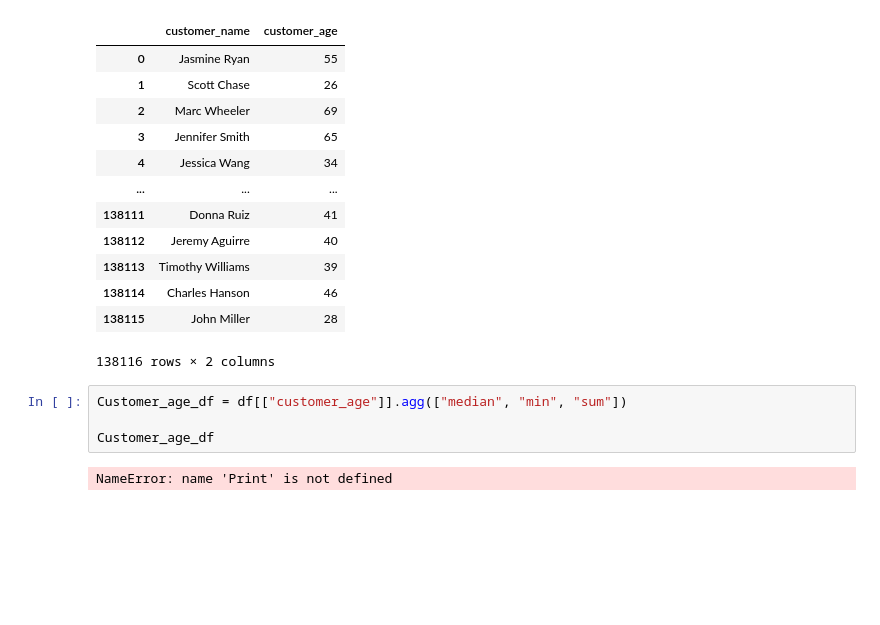
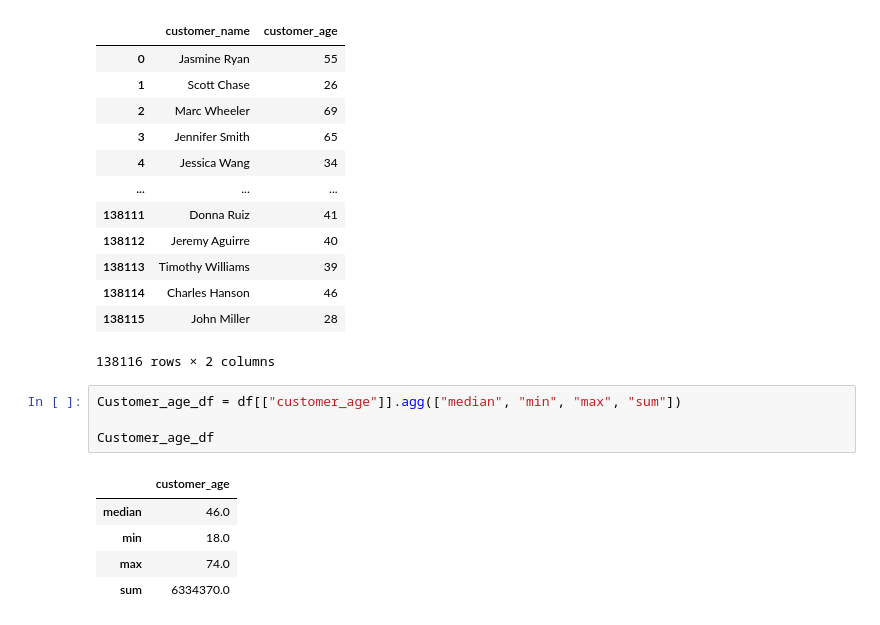
Before and after one commit to Badmosa/e-commerce-sales-and-customer-analysis, a Jupyter notebook: e-commerce-sales-and-customer-analytics.ipynb, the cells around one changed output. Saved outputs shown, nothing was run; the diff lists cells and outputs as text; blank space fills up the shorter version.

```diff
--- a/e-commerce-sales-and-customer-analytics.ipynb
+++ b/e-commerce-sales-and-customer-analytics.ipynb
@@ -131,8 +131,12 @@ df[["customer_name", "customer_age"]]
 | 138115 | John Miller | 28 |
 138116 rows × 2 columns
 # %%
-Customer_age_df = df[["customer_age"]].agg(["median", "min", "sum"])
+Customer_age_df = df[["customer_age"]].agg(["median", "min", "max", "sum"])
 
 Customer_age_df
 # %% [output]
-NameError: name 'Print' is not defined
+|  | customer_age |
+| median | 46.0 |
+| min | 18.0 |
+| max | 74.0 |
+| sum | 6334370.0 |
```
